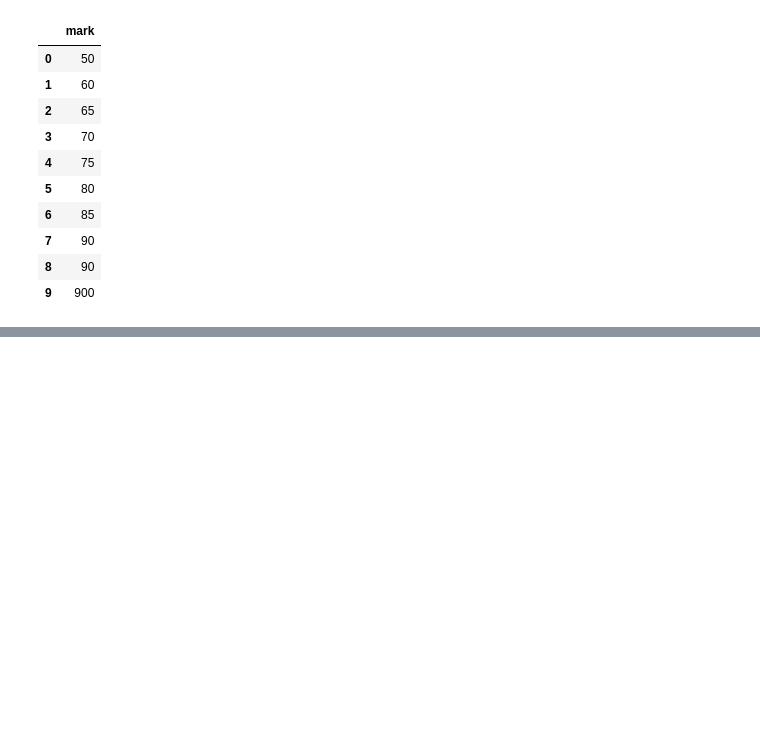
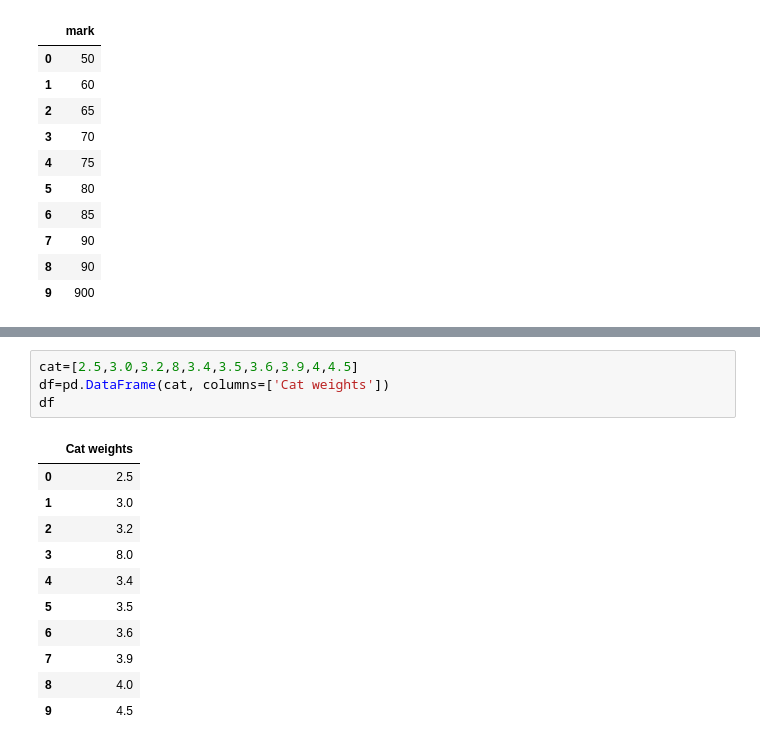
Before and after one commit to arman-hossain45/Phitrom_AI-ML, a Jupyter notebook: PracticeModule.ipynb, the cells around one changed output, grey strips where cells are left out. Saved outputs shown, nothing was run; the diff lists cells and outputs as text; blank space fills up the shorter version.

```diff
--- a/PracticeModule.ipynb
+++ b/PracticeModule.ipynb
@@ -305,0 +320,16 @@ dtype: float64
+# %%
+cat=[2.5,3.0,3.2,8,3.4,3.5,3.6,3.9,4,4.5]
+df=pd.DataFrame(cat, columns=['Cat weights'])
+df
+# %% [output]
+|  | Cat weights |
+| 0 | 2.5 |
+| 1 | 3.0 |
+| 2 | 3.2 |
+| 3 | 8.0 |
+| 4 | 3.4 |
+| 5 | 3.5 |
+| 6 | 3.6 |
+| 7 | 3.9 |
+| 8 | 4.0 |
+| 9 | 4.5 |
```
Also changed, not shown: parts of 10 cells of this notebook.
